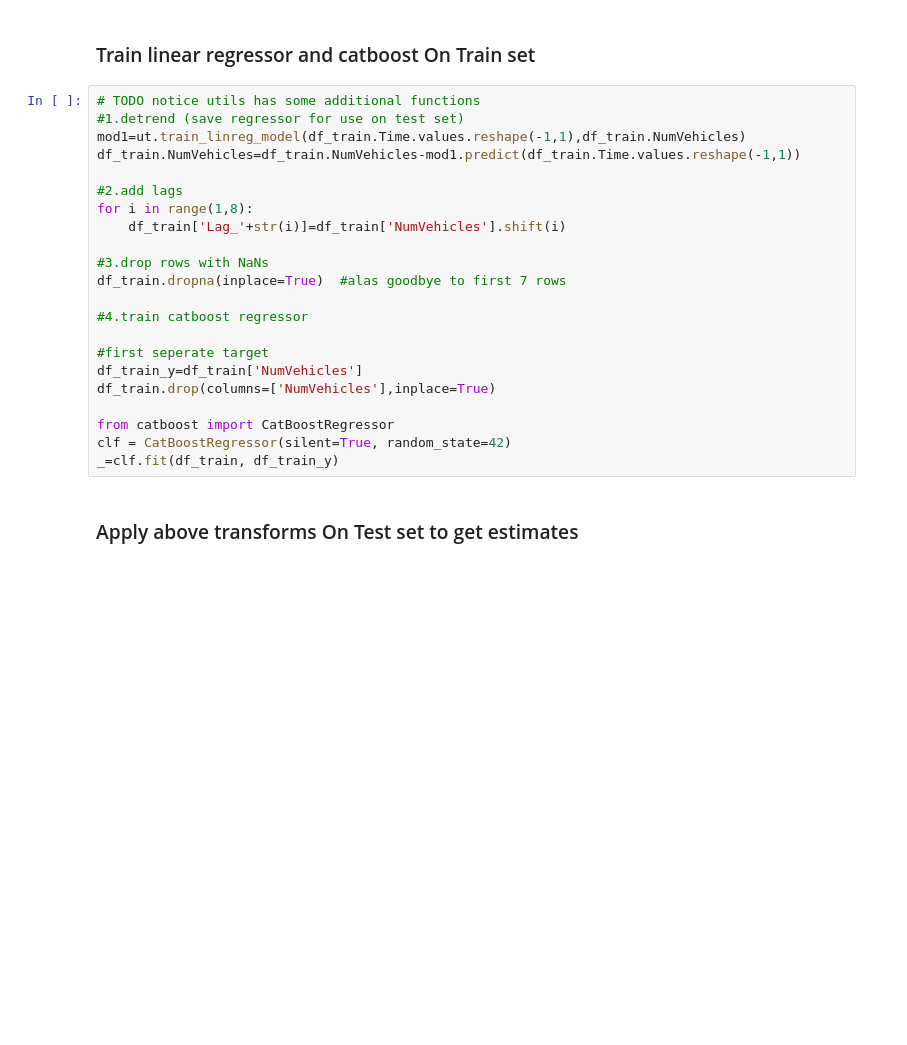
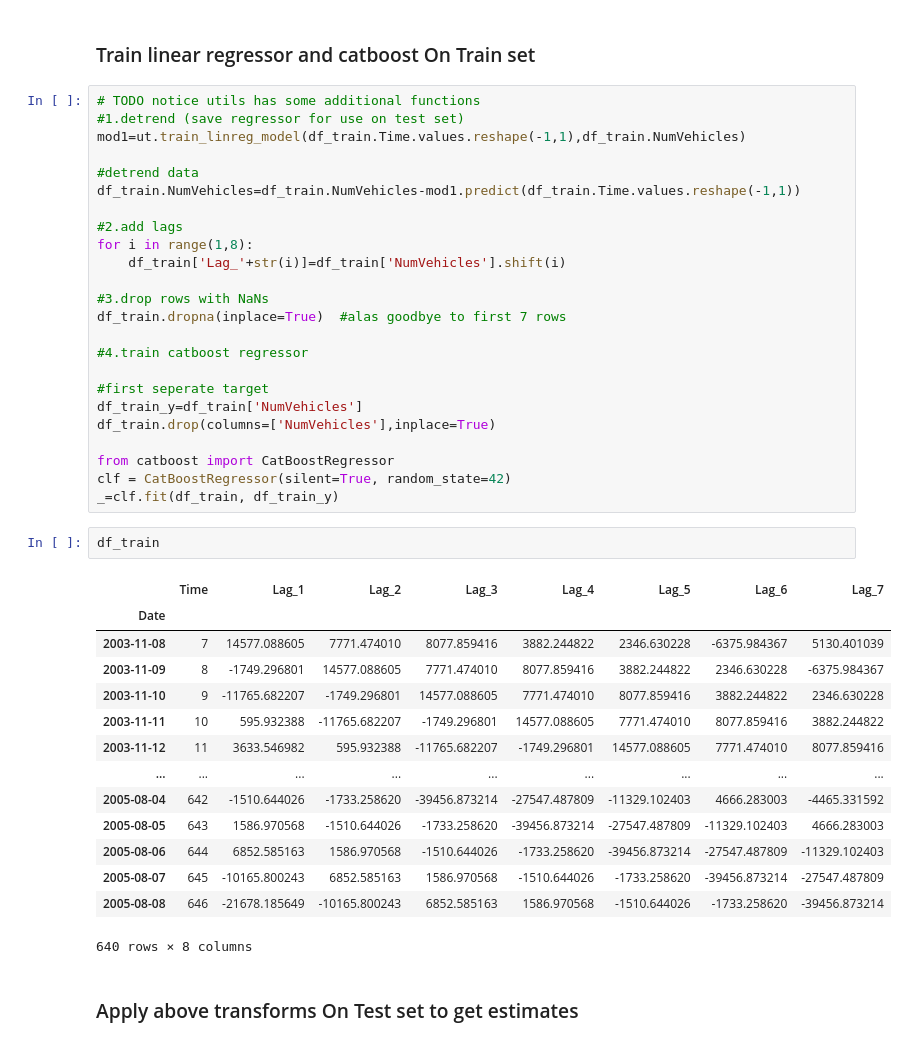
Before and after one commit to CNUClasses/DATA301_CODE, a Jupyter notebook: week_12/12_3_trend_catboost.ipynb, the cells around one changed output. Saved outputs shown, nothing was run; the diff lists cells and outputs as text; blank space fills up the shorter version.

```diff
--- a/week_12/12_3_trend_catboost.ipynb
+++ b/week_12/12_3_trend_catboost.ipynb
@@ -155,6 +170,8 @@ since we have a repeating cycle of 7 days, lets add 7 lags to see if it helps th
 # TODO notice utils has some additional functions
 #1.detrend (save regressor for use on test set)
 mod1=ut.train_linreg_model(df_train.Time.values.reshape(-1,1),df_train.NumVehicles)
+
+#detrend data
 df_train.NumVehicles=df_train.NumVehicles-mod1.predict(df_train.Time.values.reshape(-1,1))
 
 #2.add lags
@@ -173,6 +190,23 @@ df_train.drop(columns=['NumVehicles'],inplace=True)
 from catboost import CatBoostRegressor
 clf = CatBoostRegressor(silent=True, random_state=42)
 _=clf.fit(df_train, df_train_y)
+# %%
+df_train
+# %% [output]
+|  | Time | Lag_1 | Lag_2 | Lag_3 | Lag_4 | Lag_5 | Lag_6 | Lag_7 |
+| Date |  |  |  |  |  |  |  |  |
+| 2003-11-08 | 7 | 14577.088605 | 7771.474010 | 8077.859416 | 3882.244822 | 2346.630228 | -6375.984367 | 5130.401039 |
+| 2003-11-09 | 8 | -1749.296801 | 14577.088605 | 7771.474010 | 8077.859416 | 3882.244822 | 2346.630228 | -6375.984367 |
+| 2003-11-10 | 9 | -11765.682207 | -1749.296801 | 14577.088605 | 7771.474010 | 8077.859416 | 3882.244822 | 2346.630228 |
+| 2003-11-11 | 10 | 595.932388 | -11765.682207 | -1749.296801 | 14577.088605 | 7771.474010 | 8077.859416 | 3882.244822 |
+| 2003-11-12 | 11 | 3633.546982 | 595.932388 | -11765.682207 | -1749.296801 | 14577.088605 | 7771.474010 | 8077.859416 |
+| ... | ... | ... | ... | ... | ... | ... | ... | ... |
+| 2005-08-04 | 642 | -1510.644026 | -1733.258620 | -39456.873214 | -27547.487809 | -11329.102403 | 4666.283003 | -4465.331592 |
+| 2005-08-05 | 643 | 1586.970568 | -1510.644026 | -1733.258620 | -39456.873214 | -27547.487809 | -11329.102403 | 4666.283003 |
+| 2005-08-06 | 644 | 6852.585163 | 1586.970568 | -1510.644026 | -1733.258620 | -39456.873214 | -27547.487809 | -11329.102403 |
+| 2005-08-07 | 645 | -10165.800243 | 6852.585163 | 1586.970568 | -1510.644026 | -1733.258620 | -39456.873214 | -27547.487809 |
+| 2005-08-08 | 646 | -21678.185649 | -10165.800243 | 6852.585163 | 1586.970568 | -1510.644026 | -1733.258620 | -39456.873214 |
+640 rows × 8 columns
 # %% [markdown]
 ### Apply above transforms On Test set to get estimates
 # %%
```
Also changed, not shown: parts of 12 cells of this notebook, 2 other files.
